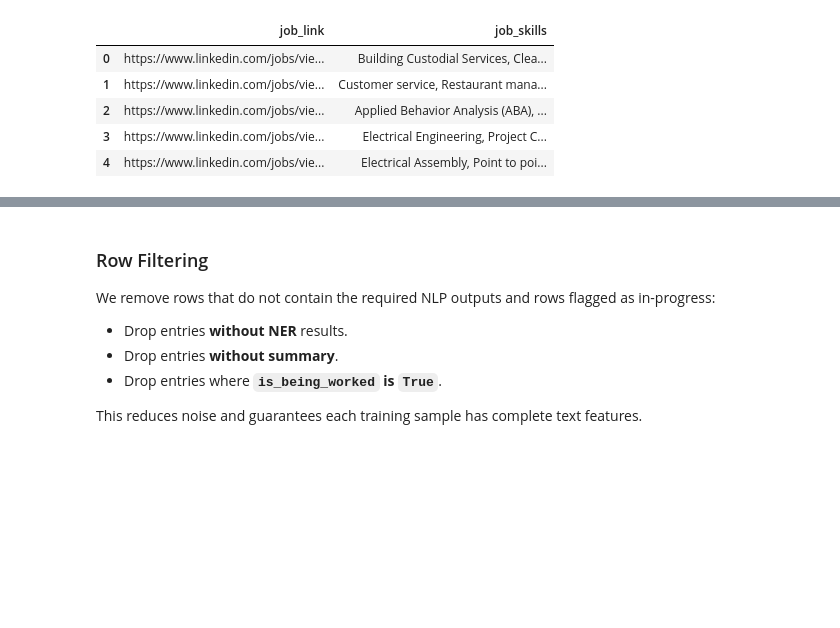
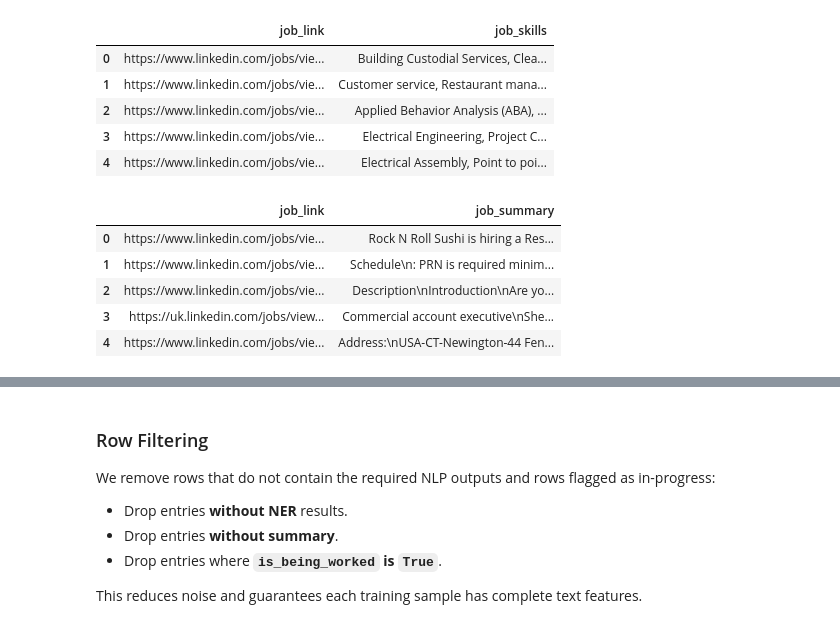
Before and after one commit to tmb2k01/linkedin-rec-sys, a Jupyter notebook: linkedin-rec-sys.ipynb, the cells around one changed output, grey strips where cells are left out. Saved outputs shown, nothing was run; the diff lists cells and outputs as text; code cells hidden in the pictures; blank space fills up the shorter version.

```diff
--- a/linkedin-rec-sys.ipynb
+++ b/linkedin-rec-sys.ipynb
@@ -89,7 +89,14 @@ job_skills_df.head()
 | 3 | https://www.linkedin.com/jobs/vie... | Electrical Engineering, Project C... |
 | 4 | https://www.linkedin.com/jobs/vie... | Electrical Assembly, Point to poi... |
 # %%
-#job_summary_df.head()
+job_summary_df.head()
+# %% [output]
+|  | job_link | job_summary |
+| 0 | https://www.linkedin.com/jobs/vie... | Rock N Roll Sushi is hiring a Res... |
+| 1 | https://www.linkedin.com/jobs/vie... | Schedule\n: PRN is required minim... |
+| 2 | https://www.linkedin.com/jobs/vie... | Description\nIntroduction\nAre yo... |
+| 3 | https://uk.linkedin.com/jobs/view... | Commercial account executive\nShe... |
+| 4 | https://www.linkedin.com/jobs/vie... | Address:\nUSA-CT-Newington-44 Fen... |
 # %%
 job_postings_df.head()
 # %% [output]
```
Also changed, not shown: parts of 18 cells of this notebook.
